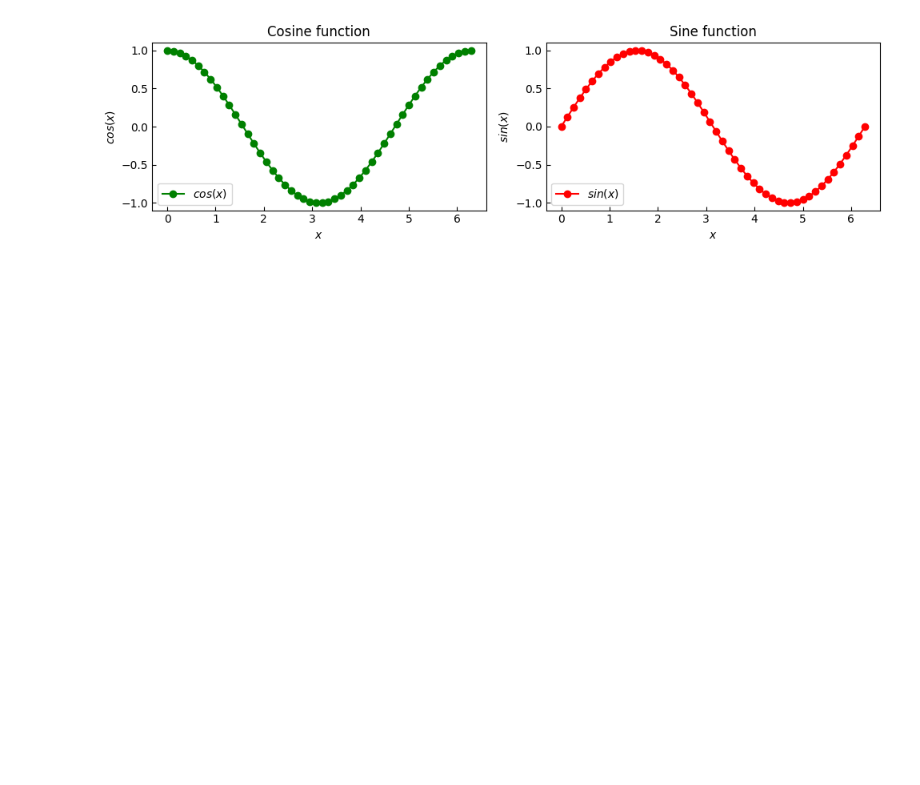
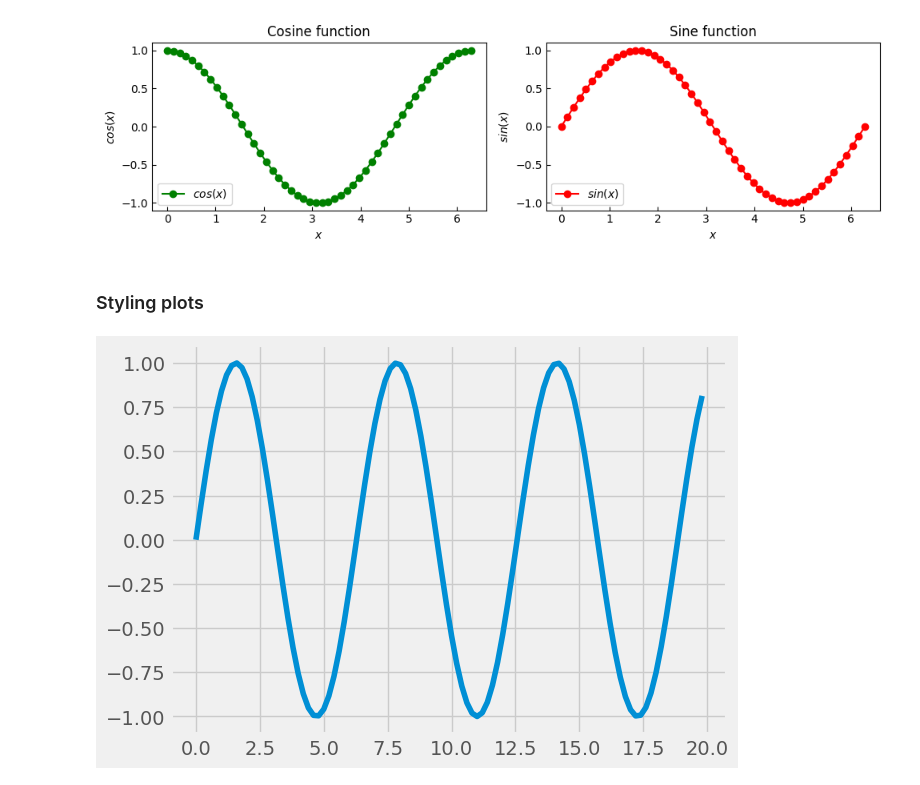
Before and after one commit to gabrielrflopes/scientificpython, a Jupyter notebook: Scientific_Python_1.ipynb, the cells around one changed output. Drawn from its saved outputs; the diff is of its cells as text; code cells hidden in the pictures; blank space fills up the shorter version.

```diff
--- a/Scientific_Python_1.ipynb
+++ b/Scientific_Python_1.ipynb
@@ -133,3 +147,5 @@ fig.tight_layout()
 fig.show()
 # %% [output]
 [figure]
+# %% [markdown]
+### Styling plots
@@ -135,0 +154,9 @@ fig.show()
+# %%
+x = np.arange(0, 20, 0.2)
+y = np.sin(x)
+
+# default style
+plt.plot(x, y)
+plt.show()
+# %% [output]
+[figure, added]
```
Also changed, not shown: parts of 27 cells of this notebook.
